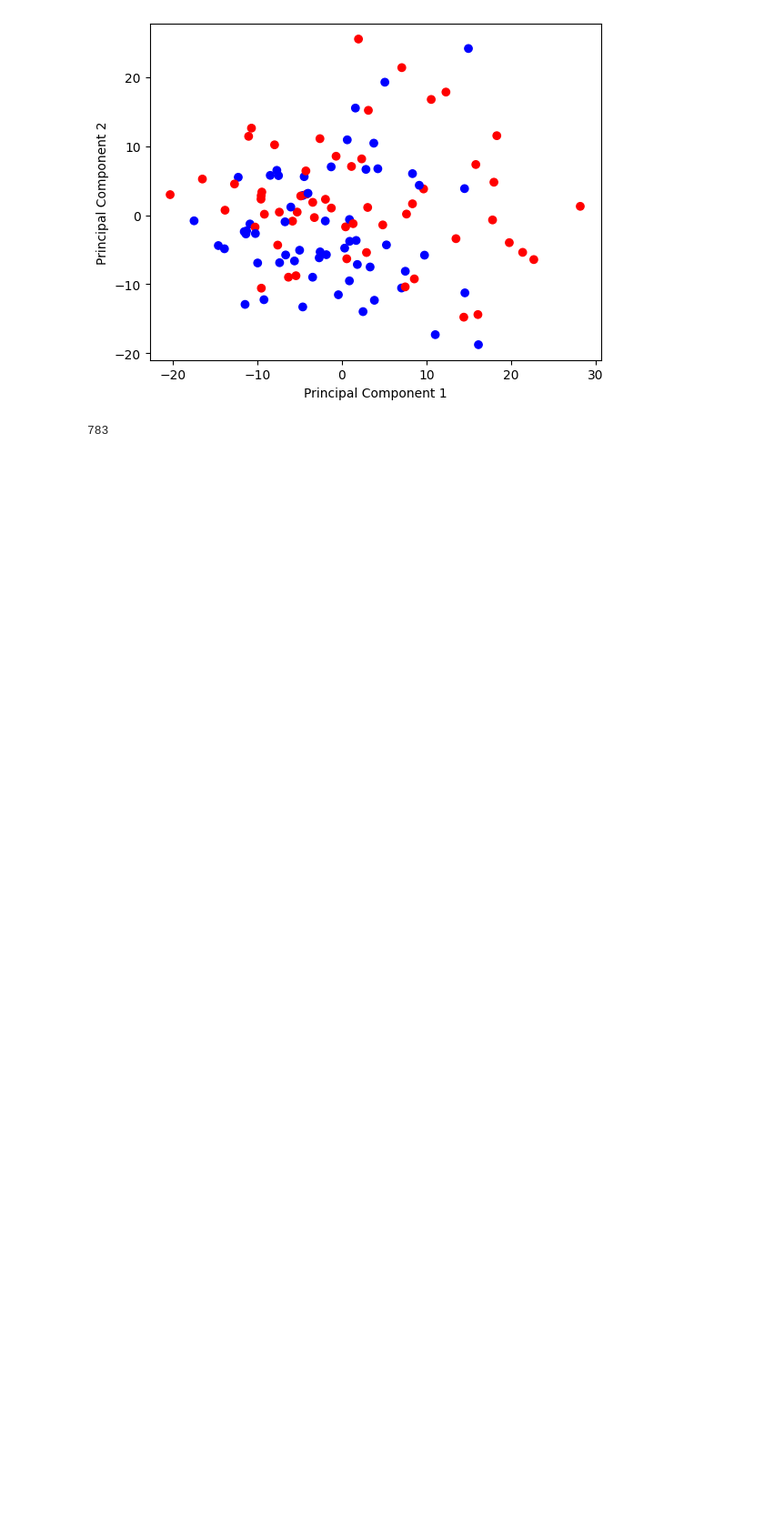
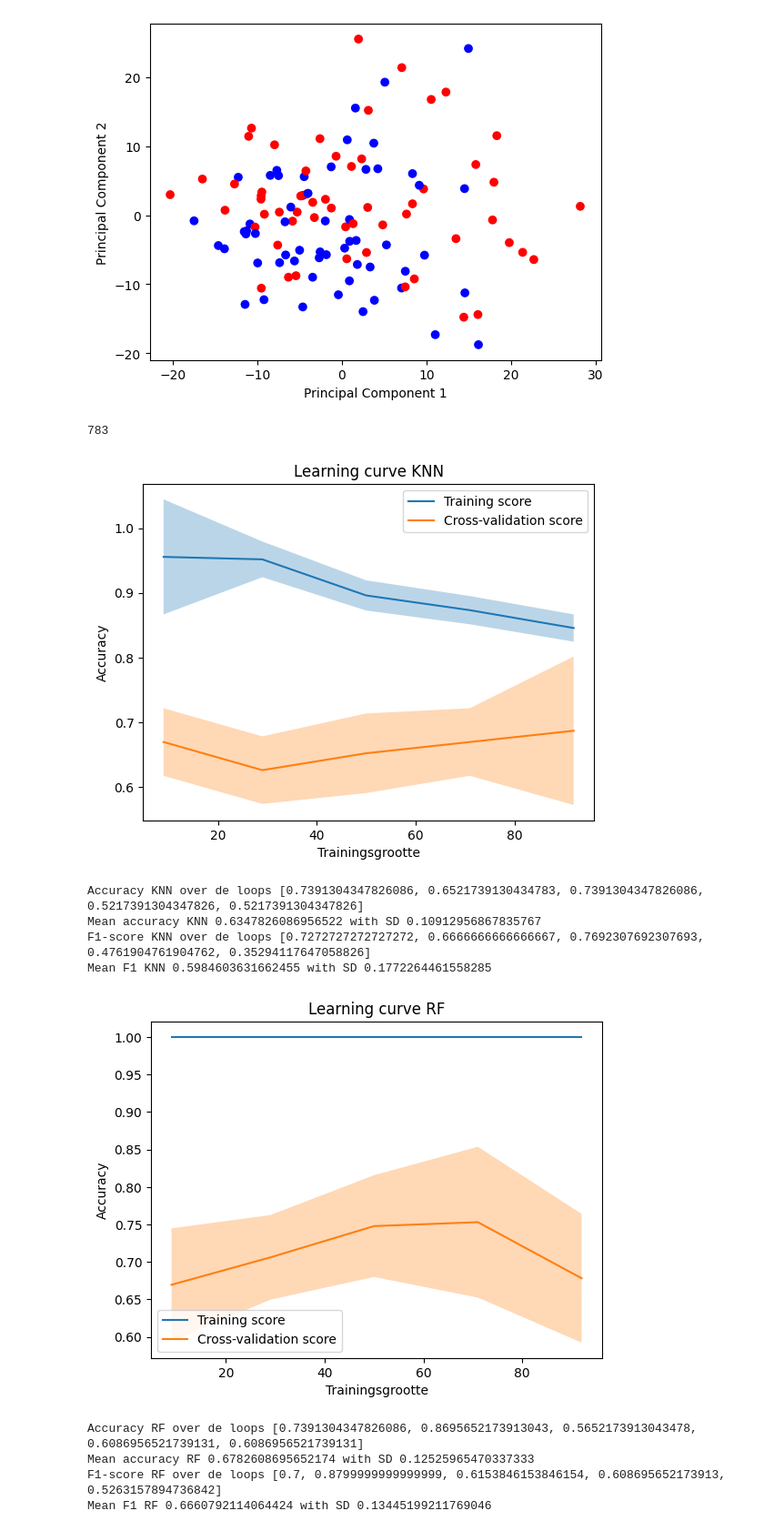
Before and after one commit to Fahbax/TM10007_group_13, a Jupyter notebook: project.ipynb, the cells around one changed output. Shown at 91% size. Saved outputs shown, nothing was run; the diff lists cells and outputs as text; code cells hidden in the pictures; blank space fills up the shorter version.

Commit message:
mean en STD van F1 en Accuracy toegevoegd

```diff
--- a/project.ipynb
+++ b/project.ipynb
@@ -118,6 +104,7 @@ from sklearn.linear_model import LogisticRegression, Lasso
 from sklearn.pipeline import Pipeline
 from sklearn.preprocessing import StandardScaler, LabelEncoder
 from sklearn.feature_selection import SelectFromModel
+from statistics import mean, stdev
 
 KNN_acc = []
 KNN_f1 = []
@@ -138,6 +125,7 @@ SVM_train_std= []
 SVM_test_mean= []
 SVM_test_std= []
 
+data.iloc[:,2:] = df_normalized
 kf = KFold(n_splits=5) # Define the split - into 2 folds
 kf.get_n_splits(data.index) # returns the number of splitting iterations in the cross-validator
 for train_index, test_index in kf.split(data):
@@ -232,8 +220,16 @@ plt.ylabel('Accuracy')
 plt.legend(loc='best')
 plt.show()
 
+mean_KNN_acc = mean(KNN_acc)
+std_KNN_acc = stdev(KNN_acc)
+mean_KNN_f1 = mean(KNN_f1)
+std_KNN_f1 = stdev(KNN_f1)
+
+
 print(f'Accuracy KNN over de loops {KNN_acc}')
+print(f'Mean accuracy KNN {mean_KNN_acc} with SD {std_KNN_acc}')
 print(f'F1-score KNN over de loops {KNN_f1}')
+print(f'Mean F1 KNN {mean_KNN_f1} with SD {std_KNN_f1}')
 
 # Plotten van de learning curve RF
 RF_train_mean_mean = np.mean(RF_train_mean, axis=0)
@@ -247,30 +243,57 @@ plt.plot(RF_train_sizes, RF_test_mean_mean, label="Cross-validation score")
 plt.fill_between(RF_train_sizes, RF_train_mean_mean - RF_train_mean_std, RF_train_mean_mean + RF_train_mean_std, alpha=0.3)
 plt.fill_between(RF_train_sizes, RF_test_mean_mean - RF_test_mean_std, RF_test_mean_mean + RF_test_mean_std, alpha=0.3)
 plt.title('Learning curve RF')
 plt.xlabel('Trainingsgrootte')
 plt.ylabel('Accuracy')
 plt.legend(loc='best')
 plt.show()
 
+mean_RF_acc = mean(RF_acc)
+std_RF_acc = stdev(RF_acc)
+mean_RF_f1 = mean(RF_f1)
+std_RF_f1 = stdev(RF_f1)
+
+
 print(f'Accuracy RF over de loops {RF_acc}')
+print(f'Mean accuracy RF {mean_RF_acc} with SD {std_RF_acc}')
 print(f'F1-score RF over de loops {RF_f1}')
+print(f'Mean F1 RF {mean_RF_f1} with SD {std_RF_f1}')
 
 # Plotten van de learning curve SVM
 SVM_train_mean_mean = np.mean(SVM_train_mean, axis=0)
 SVM_train_mean_std = np.mean(SVM_train_std, axis=0)
 SVM_test_mean_mean = np.mean(SVM_test_mean, axis=0)
 SVM_test_mean_std = np.mean(SVM_test_std, axis=0)
 
 plt.figure()
 plt.plot(SVM_train_sizes, SVM_train_mean_mean,  label="Training score")
 plt.plot(SVM_train_sizes, SVM_test_mean_mean, label="Cross-validation score")
 plt.fill_between(SVM_train_sizes, SVM_train_mean_mean - SVM_train_mean_std, SVM_train_mean_mean + SVM_train_mean_std, alpha=0.3)
 plt.fill_between(SVM_train_sizes, SVM_test_mean_mean - SVM_test_mean_std, SVM_test_mean_mean + SVM_test_mean_std, alpha=0.3)
 plt.title('Learning curve SVM')
 plt.xlabel('Trainingsgrootte')
 plt.ylabel('Accuracy')
 plt.legend(loc='best')
 plt.show()
 
+mean_SVM_acc = mean(SVM_acc)
+std_SVM_acc = stdev(SVM_acc)
+mean_SVM_f1 = mean(SVM_f1)
+std_SVM_f1 = stdev(SVM_f1)
+
+
 print(f'Accuracy SVM over de loops {SVM_acc}')
+print(f'Mean accuracy SVM {mean_SVM_acc} with SD {std_SVM_acc}')
 print(f'F1-score SVM over de loops {SVM_f1}')
+print(f'Mean F1 SVM {mean_SVM_f1} with SD {std_SVM_f1}')
+# %% [output]
+[figure, added]
+Accuracy KNN over de loops [0.7391304347826086, 0.6521739130434783, 0.7391304347826086, 0.5217391304347826, 0.5217391304347826]
+Mean accuracy KNN 0.6347826086956522 with SD 0.10912956867835767
+F1-score KNN over de loops [0.7272727272727272, 0.6666666666666667, 0.7692307692307693, 0.4761904761904762, 0.35294117647058826]
+Mean F1 KNN 0.5984603631662455 with SD 0.1772264461558285
+[figure, added]
+Accuracy RF over de loops [0.7391304347826086, 0.8695652173913043, 0.5652173913043478, 0.6086956521739131, 0.6086956521739131]
+Mean accuracy RF 0.6782608695652174 with SD 0.12525965470337333
+F1-score RF over de loops [0.7, 0.8799999999999999, 0.6153846153846154, 0.608695652173913, 0.5263157894736842]
+Mean F1 RF 0.6660792114064424 with SD 0.13445199211769046
```
Also changed, not shown: parts of 2 cells of this notebook.
